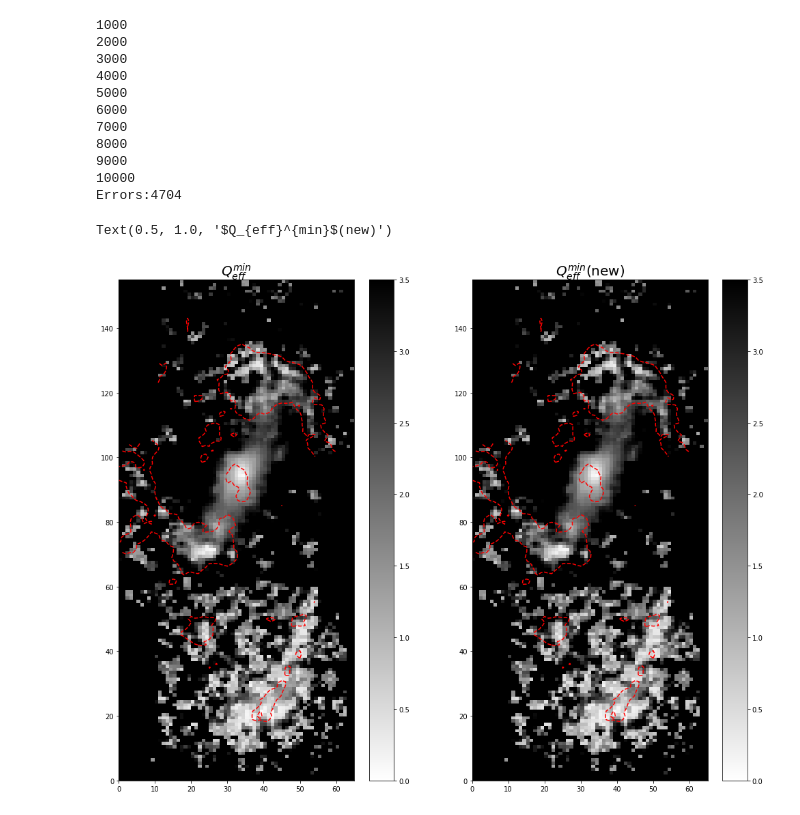
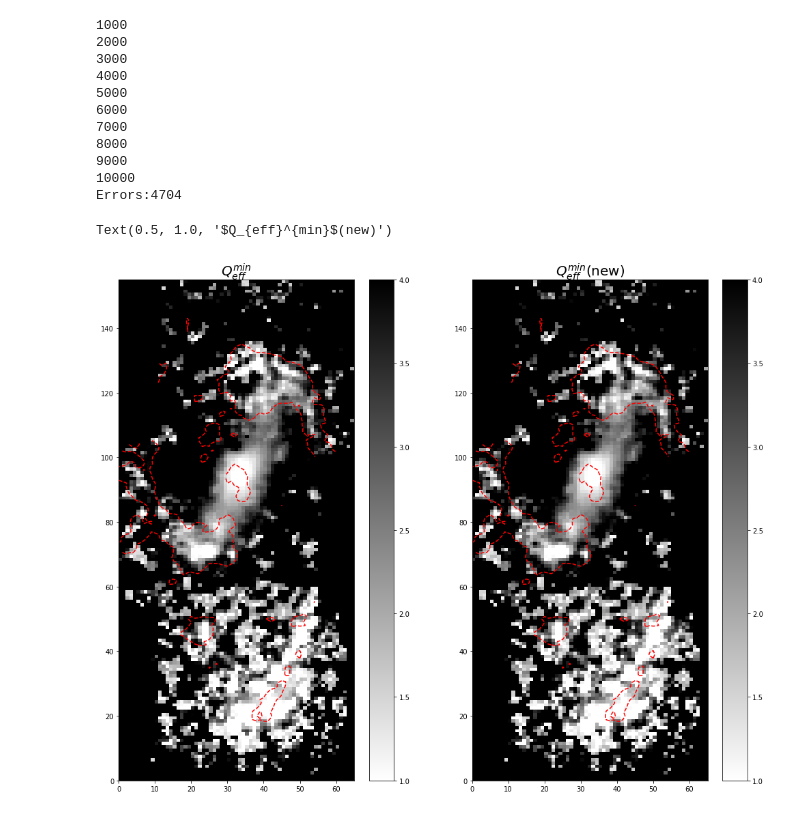
Before and after one commit to ValerieKostiuk/Course-work, a Jupyter notebook: NGC3627/I_CO-to-H2.ipynb, the cells around one changed output. Cells and saved outputs as stored; diff of their text form; code cells hidden in the pictures.

```diff
--- a/NGC3627/I_CO-to-H2.ipynb
+++ b/NGC3627/I_CO-to-H2.ipynb
@@ -389,23 +389,23 @@ Qg = np.load('./data/Qg.npy')
 # %%
 X,Y = np.meshgrid(np.arange(0.,66,1), np.arange(0.,156,1))
 plt.figure(figsize=[17, 13.5])
 plt.subplot(1,2,1)
 CS = plt.contour(X, Y, np.log10(H_alpha), levels=[-14.2,-12], aspect='auto', alpha=1, colors='red')
 quadmesh = plt.pcolormesh(X, Y, Qeff_min, cmap='gist_yarg')
-quadmesh.set_clim(vmin=0., vmax=3.5)
+quadmesh.set_clim(vmin=1., vmax=4.)
 plt.colorbar()
 plt.title(r'$Q_{eff}^{min}$', fontsize=20)
 
 plt.subplot(1,2,2)
 CS = plt.contour(X, Y, np.log10(H_alpha), levels=[-14.2,-12], aspect='auto', alpha=1, colors='red')
 quadmesh = plt.pcolormesh(X, Y, Qeff_min_mod, cmap='gist_yarg')
-quadmesh.set_clim(vmin=0., vmax=3.5)
+quadmesh.set_clim(vmin=1., vmax=4.)
 quadmesh.cmap.set_under('white')
 plt.colorbar()
 plt.title(r'$Q_{eff}^{min}$(new)', fontsize=20)
 # %% [output]
 Text(0.5, 1.0, '$Q_{eff}^{min}$(new)')
-[figure, old version]
+[figure, new version]
 # %%
 X,Y = np.meshgrid(np.arange(0.,66,1), np.arange(0.,156,1))
 plt.figure(figsize=[17, 13.5])
```
Also changed, not shown: parts of 16 cells of this notebook, 2 other files.
